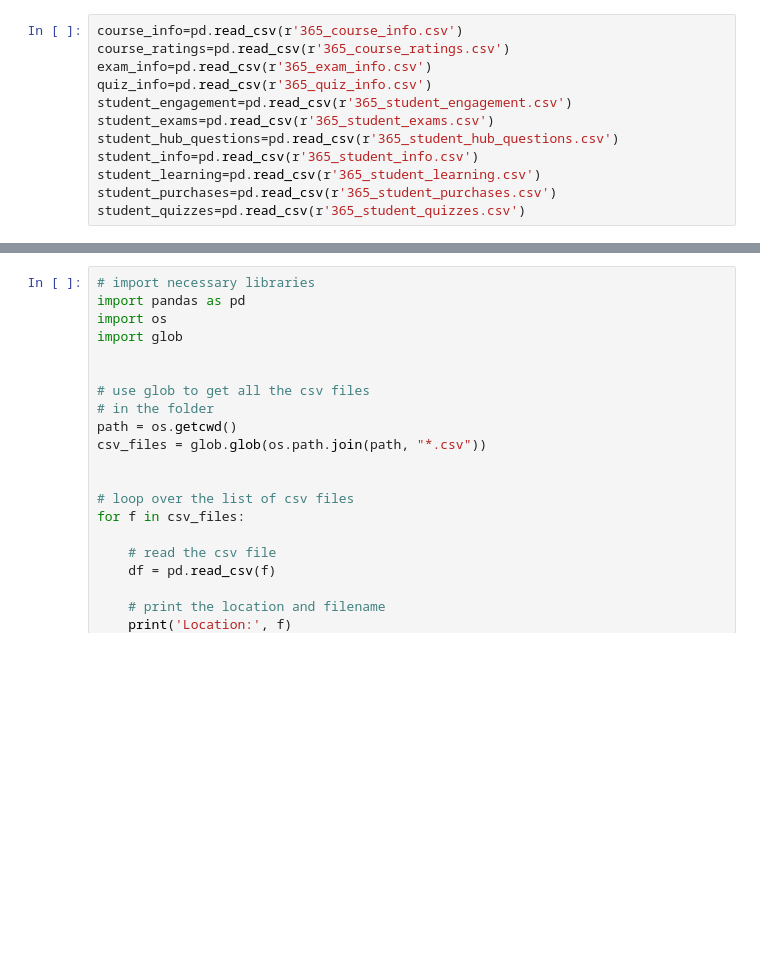
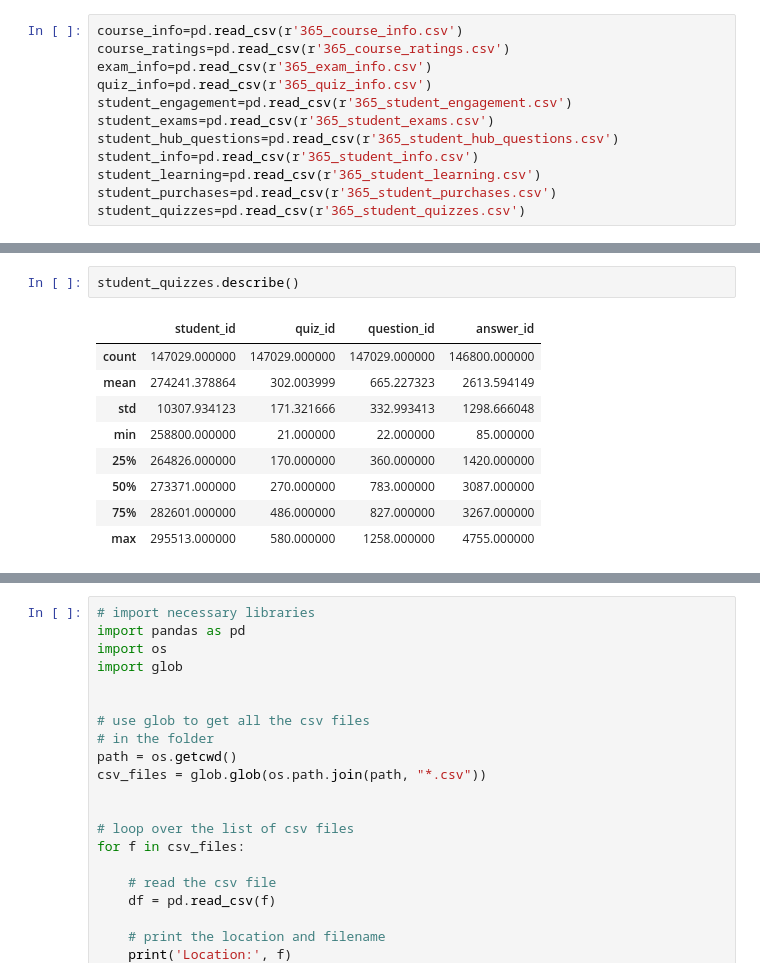
Before and after one commit to tim-keriazes/365-Learning--Data--Challenge, a Jupyter notebook: working_notebook.ipynb, the cells around one changed output, grey strips where cells are left out. Cells and saved outputs as stored; diff of their text form; blank space fills up the shorter version.

```diff
--- a/working_notebook.ipynb
+++ b/working_notebook.ipynb
@@ -41,0 +408,12 @@ course_info.head()
+# %%
+student_quizzes.describe()
+# %% [output]
+|  | student_id | quiz_id | question_id | answer_id |
+| count | 147029.000000 | 147029.000000 | 147029.000000 | 146800.000000 |
+| mean | 274241.378864 | 302.003999 | 665.227323 | 2613.594149 |
+| std | 10307.934123 | 171.321666 | 332.993413 | 1298.666048 |
+| min | 258800.000000 | 21.000000 | 22.000000 | 85.000000 |
+| 25% | 264826.000000 | 170.000000 | 360.000000 | 1420.000000 |
+| 50% | 273371.000000 | 270.000000 | 783.000000 | 3087.000000 |
+| 75% | 282601.000000 | 486.000000 | 827.000000 | 3267.000000 |
+| max | 295513.000000 | 580.000000 | 1258.000000 | 4755.000000 |
```
Also changed, not shown: parts of 36 cells of this notebook.
